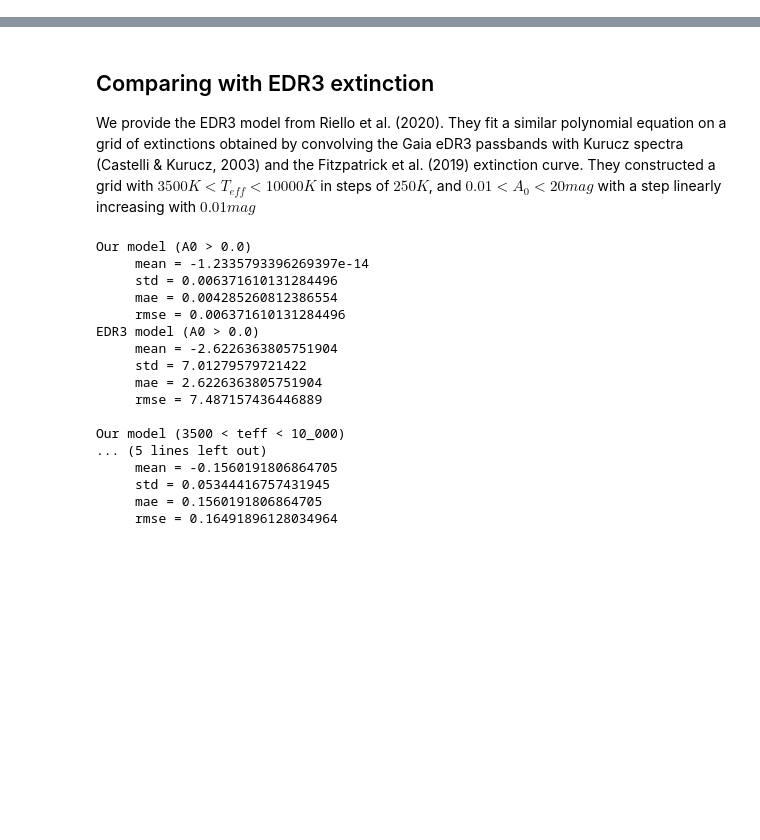
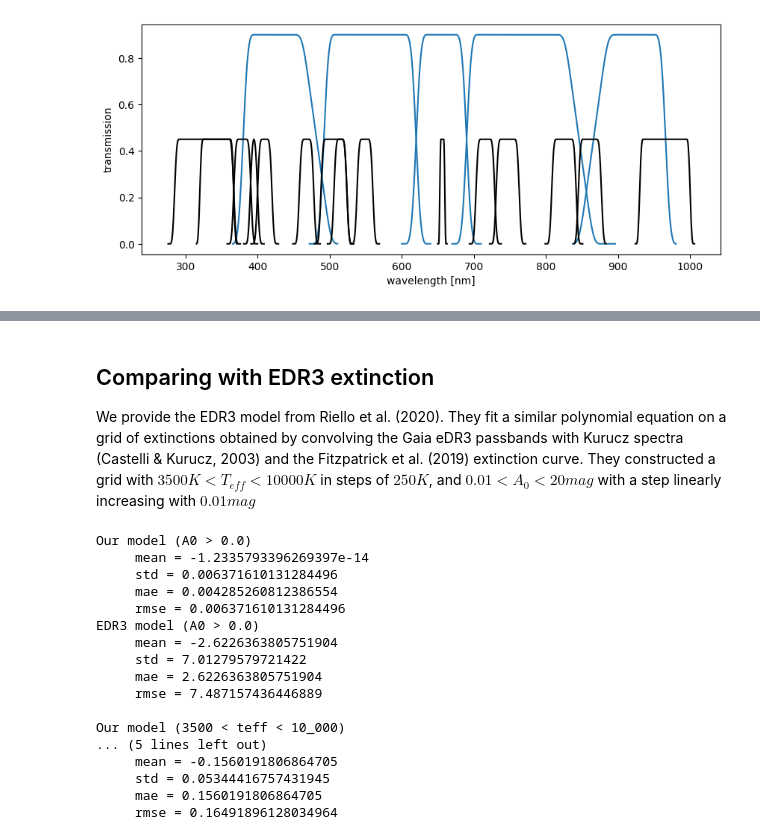
Before and after one commit to mfouesneau/dustapprox, a Jupyter notebook: examples/Examples.ipynb, the cells around one changed output, grey strips where cells are left out. Drawn from its saved outputs; the diff is of its cells as text; code cells hidden in the pictures; blank space fills up the shorter version.

```diff
--- a/examples/Examples.ipynb
+++ b/examples/Examples.ipynb
@@ -24,0 +112,35 @@ import pylab as plt
+# %%
+#| tags: [hide-input]
+#| label: fig-gaiac1-passbands
+#| caption: This figure shows the Gaia C1 passbands from dustapprox provided ascii files. The Broad passbands are shown in full strength, while the medium ones are shown at half strength for clarity.
+from importlib import resources
+from pyphot.libraries import Ascii_Library
+
+# get the path to the data directory in the package
+where = str(resources.files('dustapprox').joinpath('data/Gaia2'))
+
+# load all filters from that directory
+lib = Ascii_Library(where)
+pbset = lib.load_all_filters()
+
+# plot the passbands
+plt.figure(figsize=(10,4))
+for pb in pbset:
+    if pb.name.startswith("C1B"):
+        scale = 1.
+        color = 'C0'
+        zorder = 1
+    else:
+        scale = 0.5
+        color = 'k'
+        zorder = 10
+    plt.plot(pb.wavelength.to('nm'),
+             pb.transmit * scale,
+             label=pb.name,
+             color=color,
+             zorder=zorder)
+
+plt.xlabel('wavelength [nm]')
+plt.ylabel('transmission');
+# %% [output]
+[figure, added]
```
Also changed, not shown: parts of 43 cells of this notebook.
